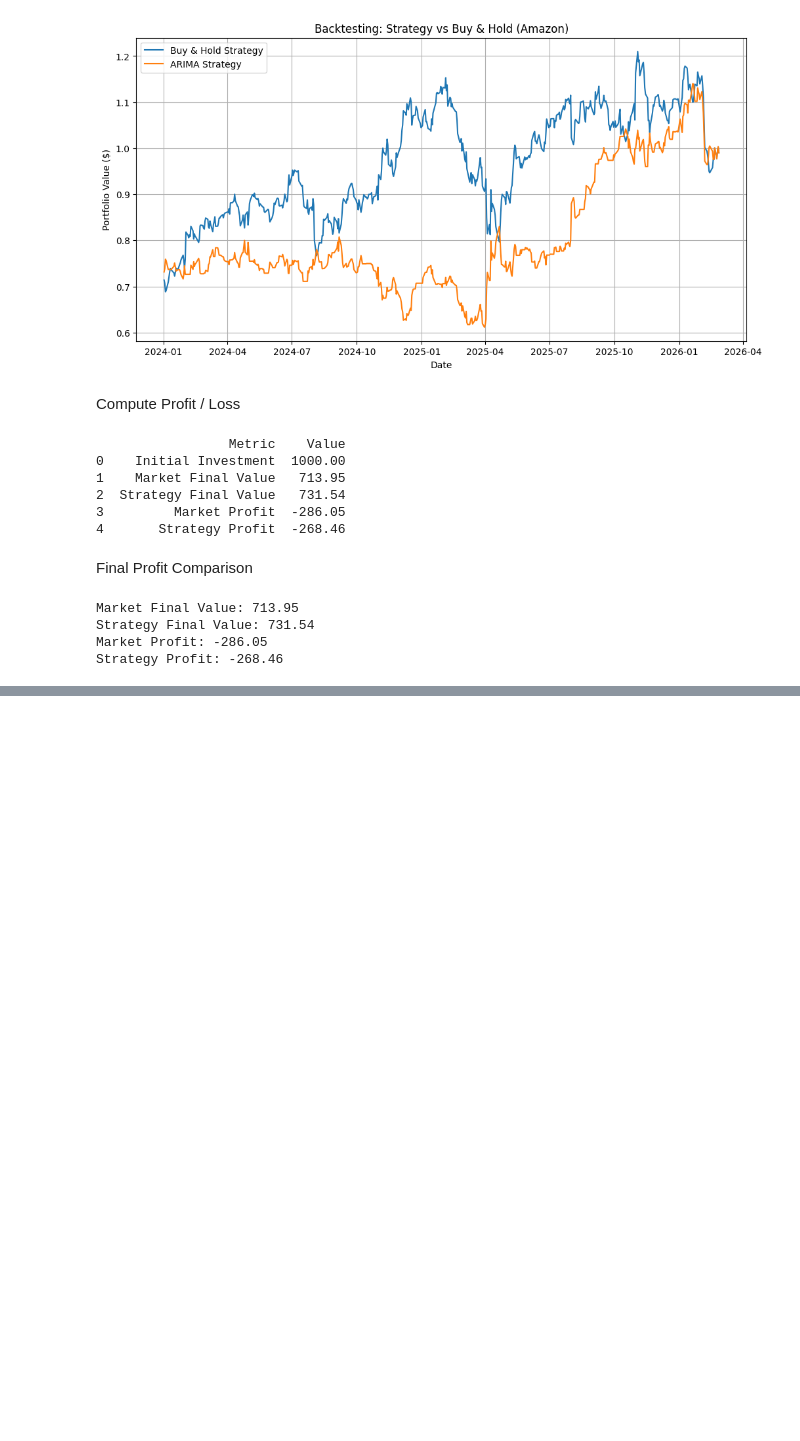
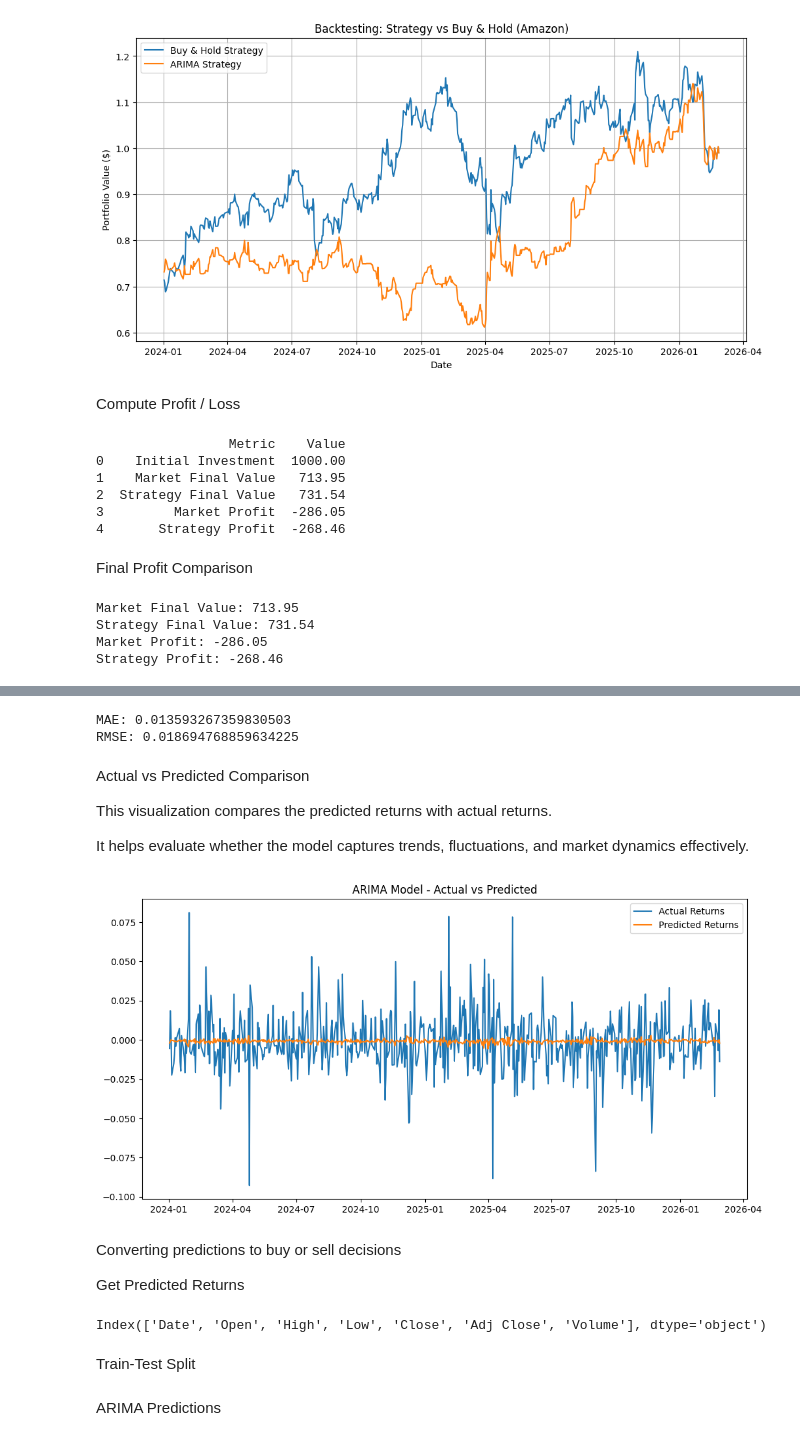
Before and after one commit to SU-IST707-SP26/group-project-algorithm-architects, a Jupyter notebook: work/Models/arima_model.ipynb, the cells around one changed output, grey strips where cells are left out. Cells and saved outputs as stored; diff of their text form; code cells hidden in the pictures; blank space fills up the shorter version.

Commit message:
Arima Model for Google, MSFT, NVIDIA

```diff
--- a/work/Models/arima_model.ipynb
+++ b/work/Models/arima_model.ipynb
@@ -673,0 +719,3 @@ Strategy Profit: -268.46
+# %%
+train = df[df.index < "2024-01-01"]['Return']
+test = df[df.index >= "2024-01-01"]['Return']
@@ -673,0 +773,5 @@ Strategy Profit: -268.46
+# %%
+from statsmodels.tsa.arima.model import ARIMA
+
+model = ARIMA(train, order=(2,1,2))
+model_fit = model.fit()
@@ -673,0 +782,12 @@ Strategy Profit: -268.46
+# %%
+history = list(train)
+predictions = []
+
+for t in range(len(test)):
+    model = ARIMA(history, order=(2,1,2))
+    model_fit = model.fit()
+
+    yhat = model_fit.forecast()[0]
+    predictions.append(yhat)
+
+    history.append(test.iloc[t])
@@ -673,0 +803,56 @@ Strategy Profit: -268.46
+# %%
+from sklearn.metrics import mean_absolute_error, mean_squared_error
+import numpy as np
+
+mae = mean_absolute_error(test, predictions)
+rmse = np.sqrt(mean_squared_error(test, predictions))
+
+print("MAE:", mae)
+print("RMSE:", rmse)
+# %% [output]
+MAE: 0.013593267359830503
+RMSE: 0.018694768859634225
+# %% [markdown]
+Actual vs Predicted Comparison
+
+This visualization compares the predicted returns with actual returns.
+
+It helps evaluate whether the model captures trends, fluctuations, and market dynamics effectively.
+# %%
+import matplotlib.pyplot as plt
+
+plt.figure(figsize=(12,6))
+plt.plot(test.index, test, label="Actual Returns")
+plt.plot(test.index, predictions, label="Predicted Returns")
+
+plt.title("ARIMA Model - Actual vs Predicted")
+plt.legend()
+plt.show()
+# %% [output]
+[figure, added]
+# %% [markdown]
+Converting predictions to buy or sell decisions
+
+Get Predicted Returns
+# %%
+import pandas as pd
+import numpy as np
+import matplotlib.pyplot as plt
+
+df = pd.read_csv("../../data/Amazon.csv")
+
+df.columns = df.columns.str.strip()
+
+print(df.columns)  # now you should see 'Close' correctly
+
+df['Date'] = pd.to_datetime(df['Date'])
+df.set_index('Date', inplace=True)
+
+# Use Close or Adj Close (both now work)
+df['Return'] = df['Close'].pct_change()
+
+df = df.dropna()
+# %% [output]
+Index(['Date', 'Open', 'High', 'Low', 'Close', 'Adj Close', 'Volume'], dtype='object')
+# %% [markdown]
+Train-Test Split
@@ -673,0 +862,2 @@ Strategy Profit: -268.46
+# %% [markdown]
+ARIMA Predictions
```
Also changed, not shown: parts of 30 cells of this notebook.
